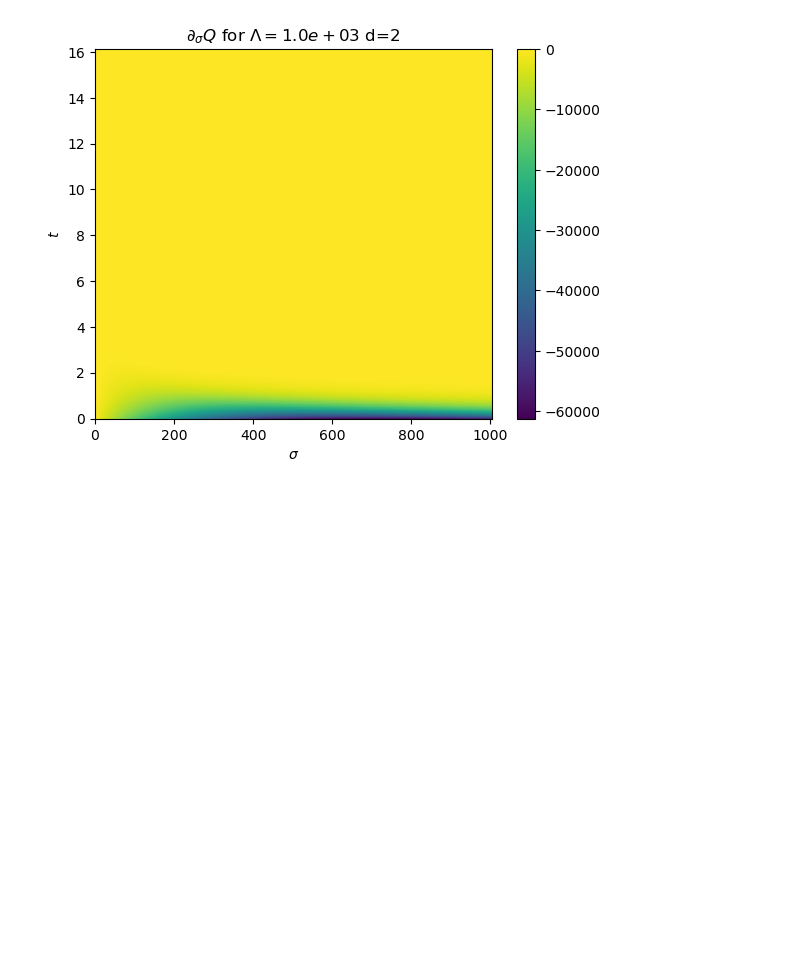
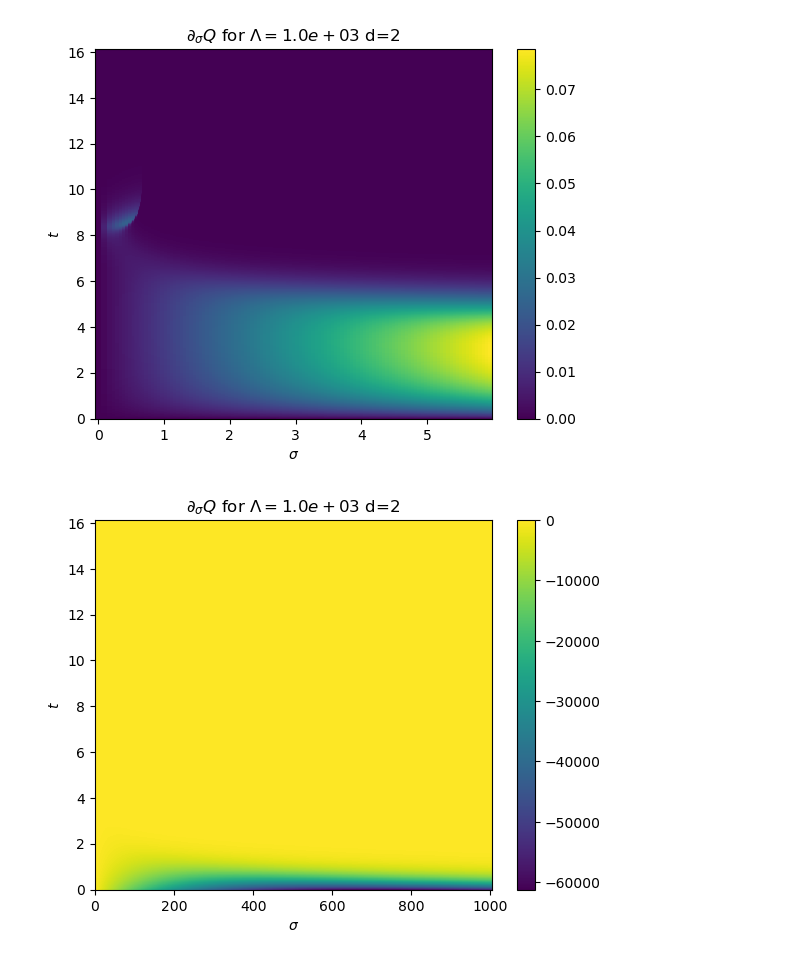
Before and after one commit to keiwanjamaly/sim, a Jupyter notebook: data-visualizer.ipynb, the cells around one changed output. Saved outputs shown, nothing was run; the diff lists cells and outputs as text; code cells hidden in the pictures; blank space fills up the shorter version.

```diff
--- a/data-visualizer.ipynb
+++ b/data-visualizer.ipynb
@@ -3,6 +3,11 @@ from dataClass import FlowData
 import matplotlib.pyplot as plt
 import numpy as np
 from os import listdir
+# %%
+with FlowData("refinement/mu=0.0_T=0.3_sigmaMax=1000.0_Lambda=1000.0_kir=0.0001_nGrid=11841_nFlavor=2_tolerance=1.000000e-12_d=2.hdf5") as f:
+    f.plot_Data("Q", [0.0, 6.0])
+# %% [output]
+[figure, added]
 # %%
 filenames = listdir("cutoff/d_2")
 filenames = list(map(lambda x: "cutoff/d_2/"+x, filenames))
```
Also changed, not shown: 4 other files.
